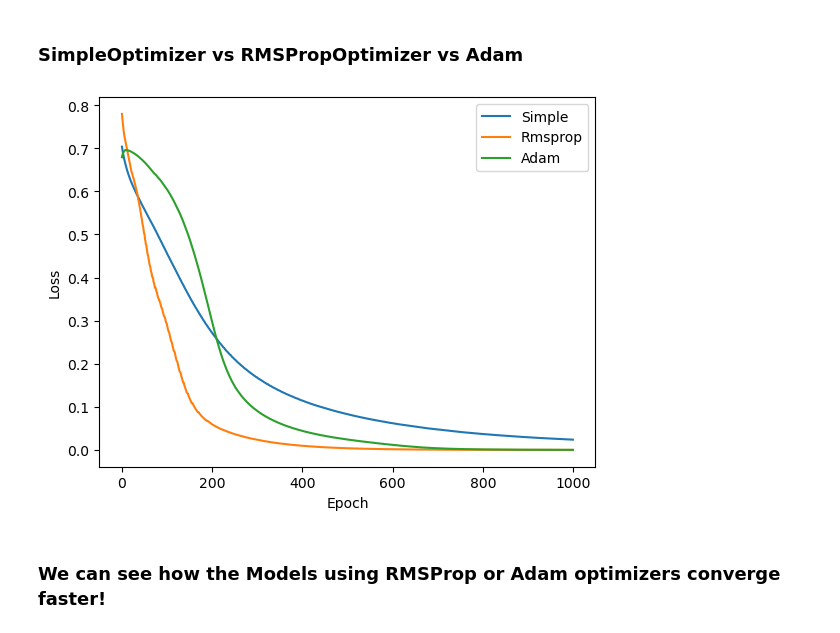
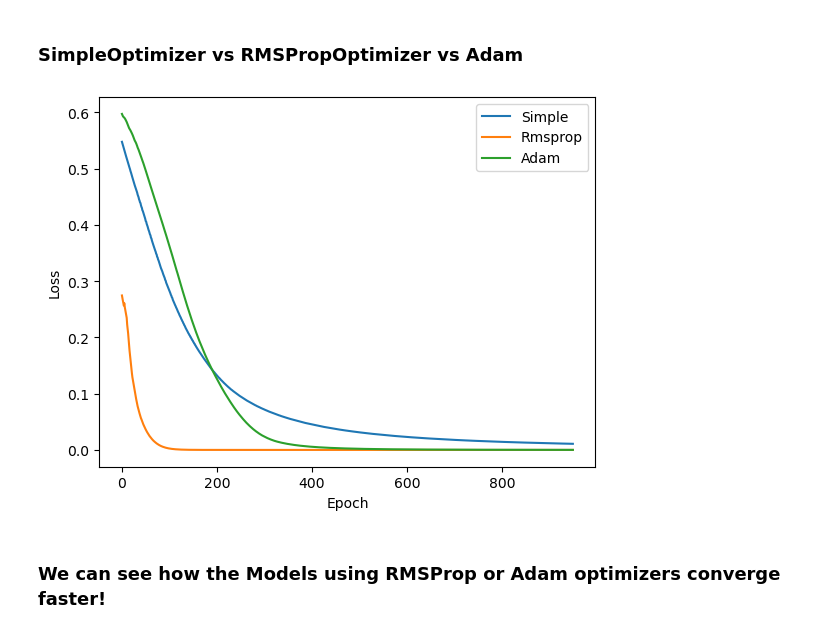
Before and after one commit to trigo613/FromScratch, a Jupyter notebook: NeuralNetwork.ipynb, the cells around one changed output. Saved outputs shown, nothing was run; the diff lists cells and outputs as text; code cells hidden in the pictures.

```diff
--- a/NeuralNetwork.ipynb
+++ b/NeuralNetwork.ipynb
@@ -461,14 +461,14 @@ import matplotlib.pyplot as plt
 import seaborn as sns
 %matplotlib inline
 # %%
-sns.lineplot(simple_losses,label='Simple')
-sns.lineplot(rmsprop_losses,label='Rmsprop')
-sns.lineplot(adam_losses,label='Adam')
+sns.lineplot(simple_losses[50:],label='Simple')
+sns.lineplot(rmsprop_losses[50:],label='Rmsprop')
+sns.lineplot(adam_losses[50:],label='Adam')
 plt.xlabel('Epoch')
 plt.ylabel('Loss')
 plt.show()
 # %% [output]
-[figure, old version]
+[figure, new version]
 # %% [markdown]
 <h3>We can see how the Models using RMSProp or Adam optimizers converge faster!</h3>
 # %% [markdown]
```
Also changed, not shown: parts of 9 cells of this notebook.
